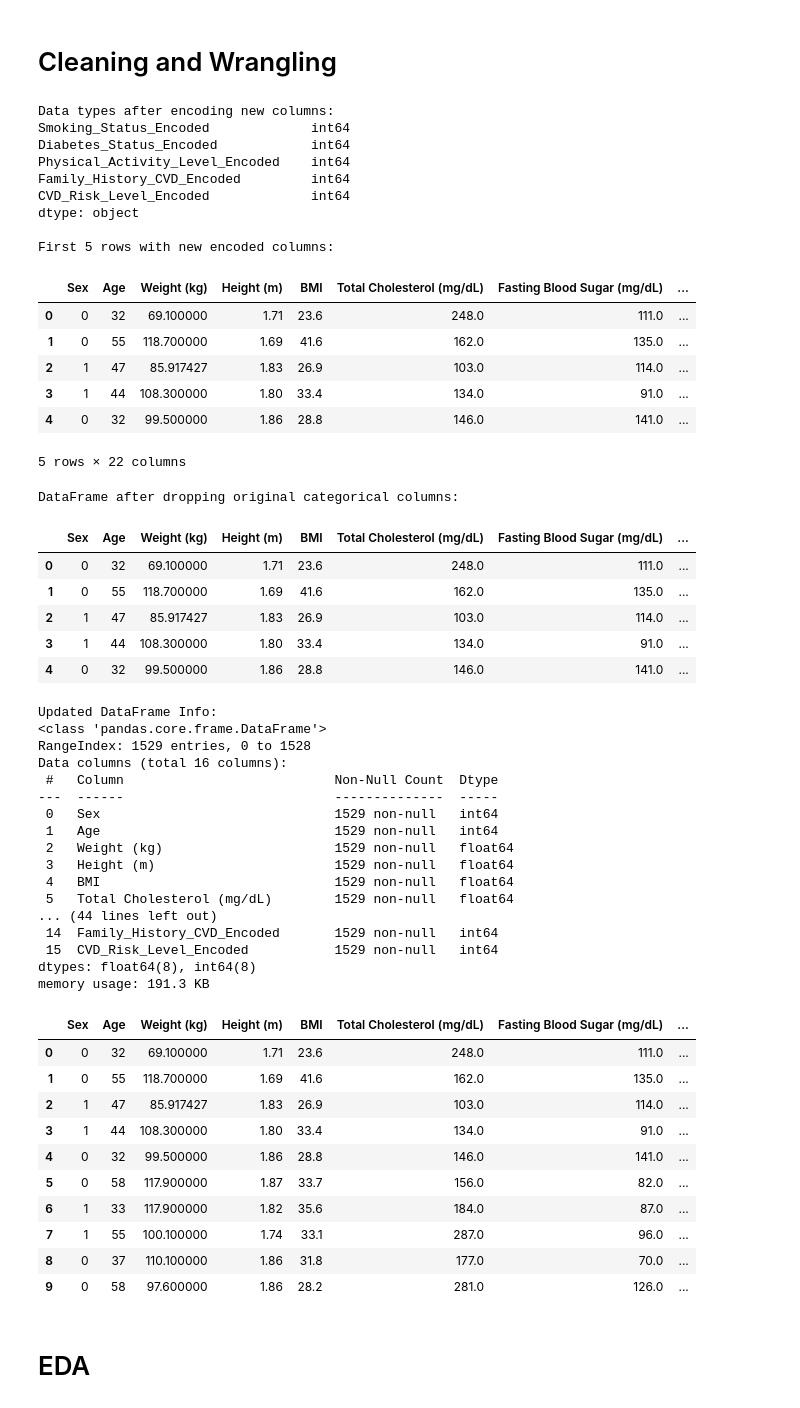
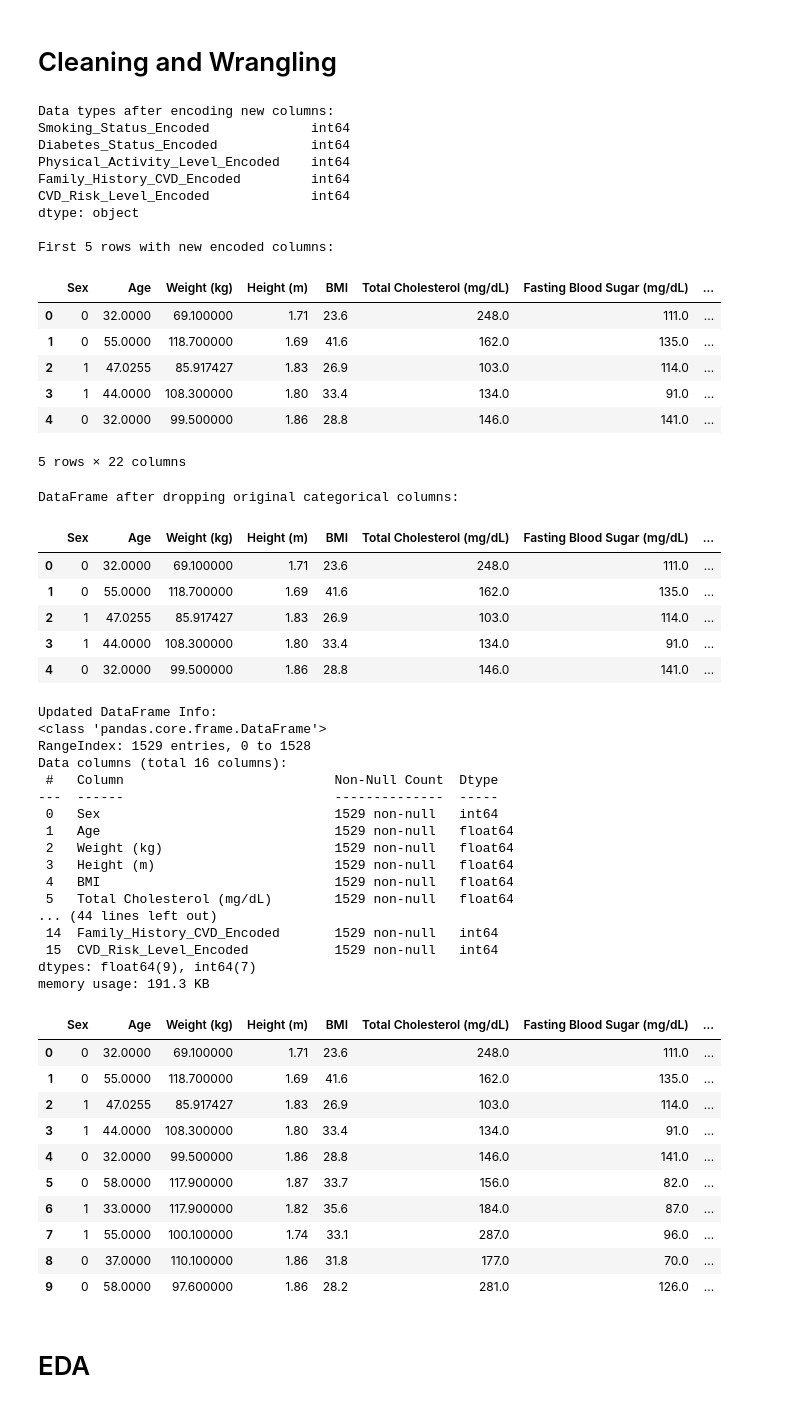
Before and after one commit to DS3001-Group-P/Final-Project, a Jupyter notebook: milestone3.ipynb, the cells around one changed output. Cells and saved outputs as stored; diff of their text form; code cells hidden in the pictures.

```diff
--- a/milestone3.ipynb
+++ b/milestone3.ipynb
@@ -46,15 +46,14 @@ missing_numerical_cols = [
     'Age', 'Weight (kg)', 'Height (m)', 'BMI', 'Total Cholesterol (mg/dL)',
     'Fasting Blood Sugar (mg/dL)', 'Systolic BP', 'Diastolic BP', 'CVD Risk Score'
 ]
+# Did not do this for categorical variables. That would arbitrarily skew data since
+# the categories are often binary (eg. Sex would become 0 or 1 -- not enough of a
+# range for mean replacement to be meaningful).
 
 for col in missing_numerical_cols:
     if col in data_cleaned.columns:
         data_cleaned[col] = data_cleaned[col].fillna(data_cleaned[col].mean())
 
-
-### --- Converting to Numeric --- ###
-# Convert Age to int64
-data_cleaned['Age'] = data_cleaned['Age'].astype('int64')
 
 # Save cleaned dataframe to CSV
 data_cleaned.to_csv('CVD_Cleaned.csv', index=False)
@@ -101,7 +100,7 @@ print(data_cleaned[['Smoking_Status_Encoded', 'Diabetes_Status_Encoded',
 print("\nFirst 5 rows with new encoded columns:")
 display(data_cleaned.head())
 
-# Replace columns with encoded versions
+# Remove columns with encoded versions
 columns_to_drop = [
     'Smoking Status',
     'Diabetes Status',
@@ -112,46 +111,46 @@ columns_to_drop = [
 ]
 
 data_cleaned = data_cleaned.drop(columns=columns_to_drop)
 
 # View
 print("DataFrame after dropping original categorical columns:")
 display(data_cleaned.head())
 print("\nUpdated DataFrame Info:")
 data_cleaned.info()
 
 print("Missing values after imputation:")
 print(data_cleaned[missing_numerical_cols].isnull().sum())
 print("\nUpdated DataFrame Info:")
 data_cleaned.info()
 
 
 ### ---- Save as modeling data --- ###
 model_data = data_cleaned.copy()
 model_data.head(10)
 # %% [output]
 Data types after encoding new columns:
 Smoking_Status_Encoded             int64
 Diabetes_Status_Encoded            int64
 Physical_Activity_Level_Encoded    int64
 Family_History_CVD_Encoded         int64
 CVD_Risk_Level_Encoded             int64
 dtype: object
 
 First 5 rows with new encoded columns:
 |  | Sex | Age | Weight (kg) | Height (m) | BMI | Total Cholesterol (mg/dL) | Fasting Blood Sugar (mg/dL) | ... |
-| 0 | 0 | 32 | 69.100000 | 1.71 | 23.6 | 248.0 | 111.0 | ... |
-| 1 | 0 | 55 | 118.700000 | 1.69 | 41.6 | 162.0 | 135.0 | ... |
-| 2 | 1 | 47 | 85.917427 | 1.83 | 26.9 | 103.0 | 114.0 | ... |
-| 3 | 1 | 44 | 108.300000 | 1.80 | 33.4 | 134.0 | 91.0 | ... |
-| 4 | 0 | 32 | 99.500000 | 1.86 | 28.8 | 146.0 | 141.0 | ... |
+| 0 | 0 | 32.0000 | 69.100000 | 1.71 | 23.6 | 248.0 | 111.0 | ... |
+| 1 | 0 | 55.0000 | 118.700000 | 1.69 | 41.6 | 162.0 | 135.0 | ... |
+| 2 | 1 | 47.0255 | 85.917427 | 1.83 | 26.9 | 103.0 | 114.0 | ... |
+| 3 | 1 | 44.0000 | 108.300000 | 1.80 | 33.4 | 134.0 | 91.0 | ... |
+| 4 | 0 | 32.0000 | 99.500000 | 1.86 | 28.8 | 146.0 | 141.0 | ... |
 5 rows × 22 columns
 DataFrame after dropping original categorical columns:
 |  | Sex | Age | Weight (kg) | Height (m) | BMI | Total Cholesterol (mg/dL) | Fasting Blood Sugar (mg/dL) | ... |
-| 0 | 0 | 32 | 69.100000 | 1.71 | 23.6 | 248.0 | 111.0 | ... |
-| 1 | 0 | 55 | 118.700000 | 1.69 | 41.6 | 162.0 | 135.0 | ... |
-| 2 | 1 | 47 | 85.917427 | 1.83 | 26.9 | 103.0 | 114.0 | ... |
-| 3 | 1 | 44 | 108.300000 | 1.80 | 33.4 | 134.0 | 91.0 | ... |
-| 4 | 0 | 32 | 99.500000 | 1.86 | 28.8 | 146.0 | 141.0 | ... |
+| 0 | 0 | 32.0000 | 69.100000 | 1.71 | 23.6 | 248.0 | 111.0 | ... |
+| 1 | 0 | 55.0000 | 118.700000 | 1.69 | 41.6 | 162.0 | 135.0 | ... |
+| 2 | 1 | 47.0255 | 85.917427 | 1.83 | 26.9 | 103.0 | 114.0 | ... |
+| 3 | 1 | 44.0000 | 108.300000 | 1.80 | 33.4 | 134.0 | 91.0 | ... |
+| 4 | 0 | 32.0000 | 99.500000 | 1.86 | 28.8 | 146.0 | 141.0 | ... |
 Updated DataFrame Info:
 <class 'pandas.core.frame.DataFrame'>
 RangeIndex: 1529 entries, 0 to 1528
@@ -159,7 +158,7 @@ Data columns (total 16 columns):
  #   Column                           Non-Null Count  Dtype
 ---  ------                           --------------  -----
  0   Sex                              1529 non-null   int64
- 1   Age                              1529 non-null   int64
+ 1   Age                              1529 non-null   float64
  2   Weight (kg)                      1529 non-null   float64
  3   Height (m)                       1529 non-null   float64
  4   BMI                              1529 non-null   float64
@@ -167,18 +166,18 @@ Data columns (total 16 columns):
 ... (44 lines left out)
  14  Family_History_CVD_Encoded       1529 non-null   int64
  15  CVD_Risk_Level_Encoded           1529 non-null   int64
-dtypes: float64(8), int64(8)
+dtypes: float64(9), int64(7)
 memory usage: 191.3 KB
 |  | Sex | Age | Weight (kg) | Height (m) | BMI | Total Cholesterol (mg/dL) | Fasting Blood Sugar (mg/dL) | ... |
-| 0 | 0 | 32 | 69.100000 | 1.71 | 23.6 | 248.0 | 111.0 | ... |
-| 1 | 0 | 55 | 118.700000 | 1.69 | 41.6 | 162.0 | 135.0 | ... |
-| 2 | 1 | 47 | 85.917427 | 1.83 | 26.9 | 103.0 | 114.0 | ... |
-| 3 | 1 | 44 | 108.300000 | 1.80 | 33.4 | 134.0 | 91.0 | ... |
-| 4 | 0 | 32 | 99.500000 | 1.86 | 28.8 | 146.0 | 141.0 | ... |
-| 5 | 0 | 58 | 117.900000 | 1.87 | 33.7 | 156.0 | 82.0 | ... |
-| 6 | 1 | 33 | 117.900000 | 1.82 | 35.6 | 184.0 | 87.0 | ... |
-| 7 | 1 | 55 | 100.100000 | 1.74 | 33.1 | 287.0 | 96.0 | ... |
-| 8 | 0 | 37 | 110.100000 | 1.86 | 31.8 | 177.0 | 70.0 | ... |
-| 9 | 0 | 58 | 97.600000 | 1.86 | 28.2 | 281.0 | 126.0 | ... |
+| 0 | 0 | 32.0000 | 69.100000 | 1.71 | 23.6 | 248.0 | 111.0 | ... |
+| 1 | 0 | 55.0000 | 118.700000 | 1.69 | 41.6 | 162.0 | 135.0 | ... |
+| 2 | 1 | 47.0255 | 85.917427 | 1.83 | 26.9 | 103.0 | 114.0 | ... |
+| 3 | 1 | 44.0000 | 108.300000 | 1.80 | 33.4 | 134.0 | 91.0 | ... |
+| 4 | 0 | 32.0000 | 99.500000 | 1.86 | 28.8 | 146.0 | 141.0 | ... |
+| 5 | 0 | 58.0000 | 117.900000 | 1.87 | 33.7 | 156.0 | 82.0 | ... |
+| 6 | 1 | 33.0000 | 117.900000 | 1.82 | 35.6 | 184.0 | 87.0 | ... |
+| 7 | 1 | 55.0000 | 100.100000 | 1.74 | 33.1 | 287.0 | 96.0 | ... |
+| 8 | 0 | 37.0000 | 110.100000 | 1.86 | 31.8 | 177.0 | 70.0 | ... |
+| 9 | 0 | 58.0000 | 97.600000 | 1.86 | 28.2 | 281.0 | 126.0 | ... |
 # %% [markdown]
 # EDA
```
Also changed, not shown: parts of 3 cells of this notebook.
